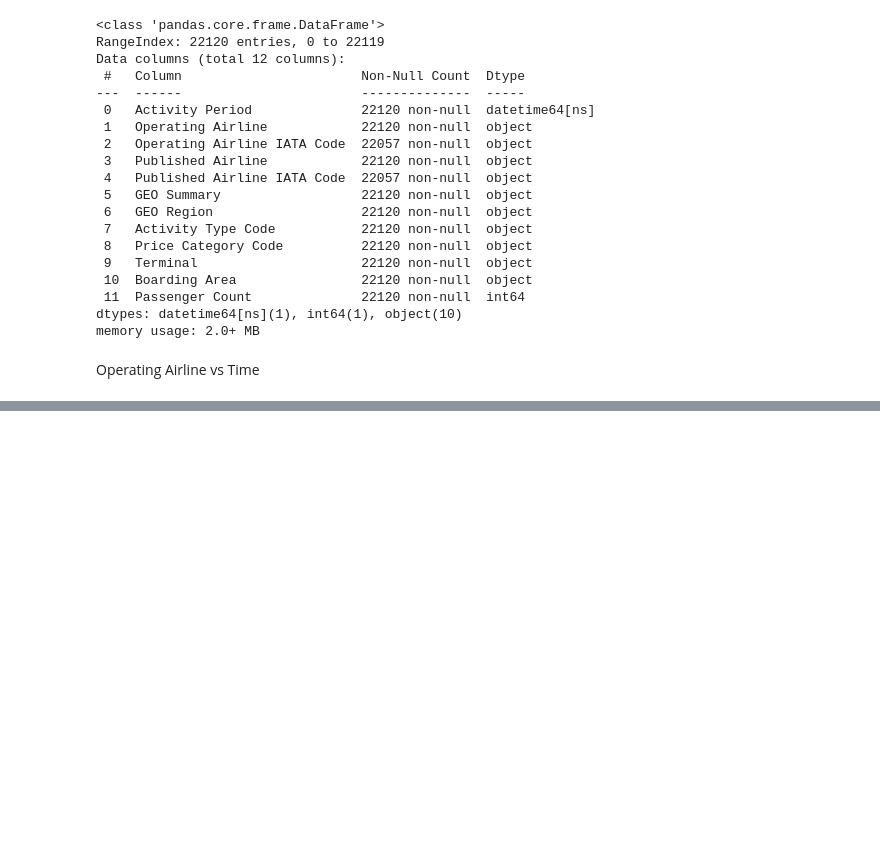
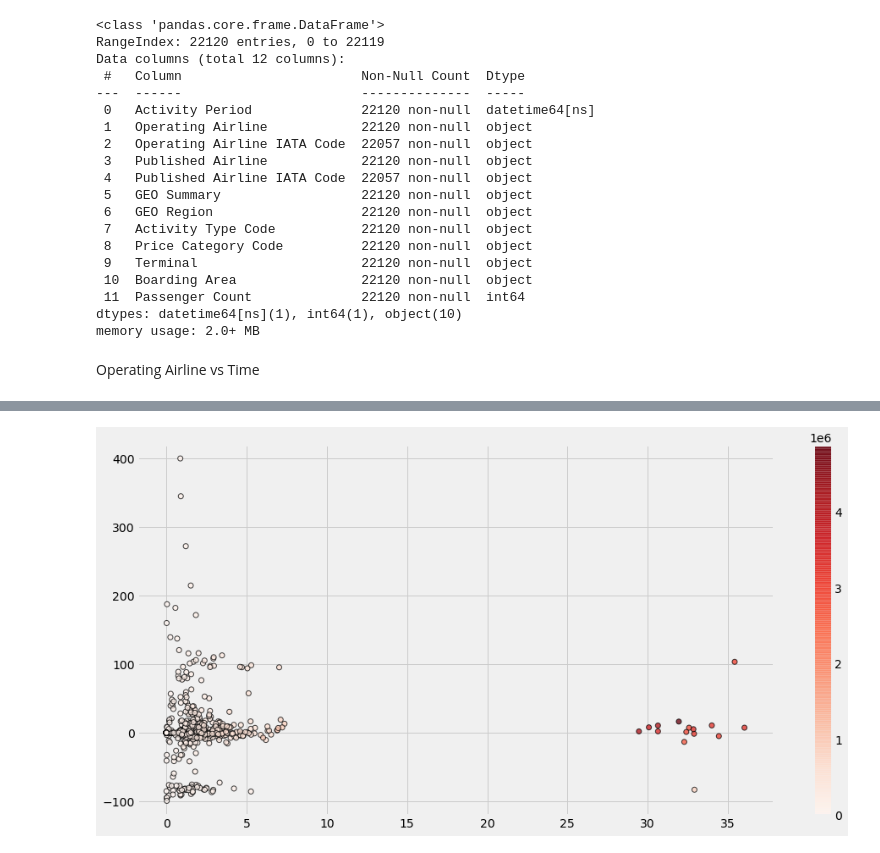
Before and after one commit to sreyashic/Learning, a Jupyter notebook: Pandas & Matplotlib/1 - Restaurant Score Analysis.ipynb, the cells around one changed output, grey strips where cells are left out. Drawn from its saved outputs; the diff is of its cells as text; code cells hidden in the pictures; blank space fills up the shorter version.

```diff
--- a/Pandas & Matplotlib/1 - Restaurant Score Analysis.ipynb
+++ b/Pandas & Matplotlib/1 - Restaurant Score Analysis.ipynb
@@ -208,0 +298,8 @@ array([0, 1, 2, 3, 4])
+# %%
+plt.scatter(x, y, c=c, edgecolor='black', linewidth=1, alpha=0.75, cmap='Reds')
+cbar = plt.colorbar()
+axes = plt.gca()
+axes.set_ylim([-120,420])
+plt.show()
+# %% [output]
+[figure, added]
```
Also changed, not shown: parts of 10 cells of this notebook.
